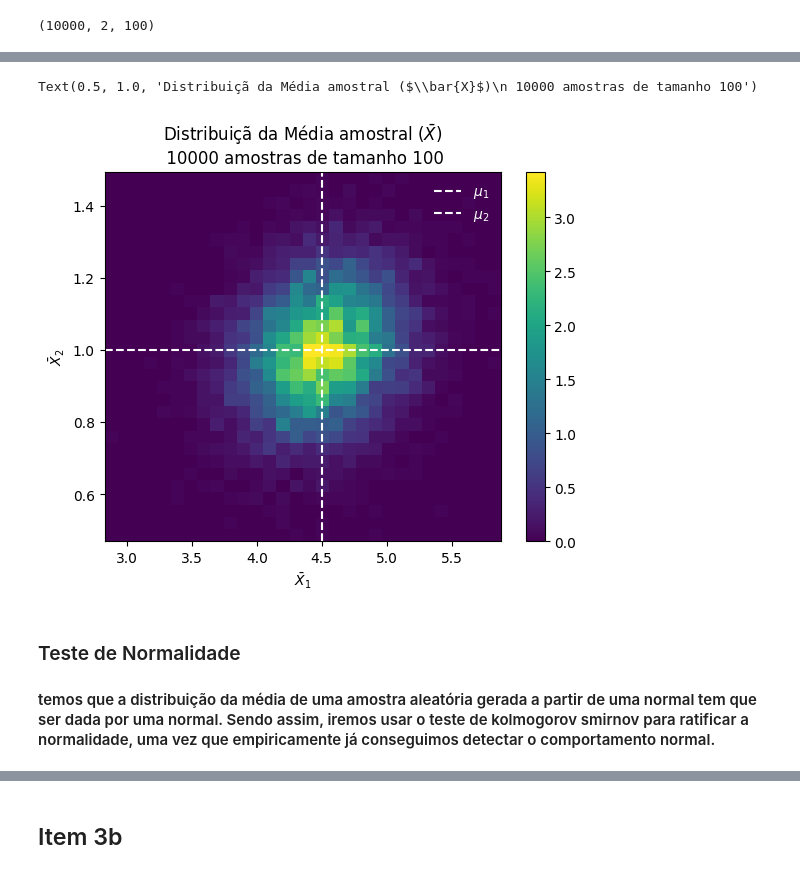
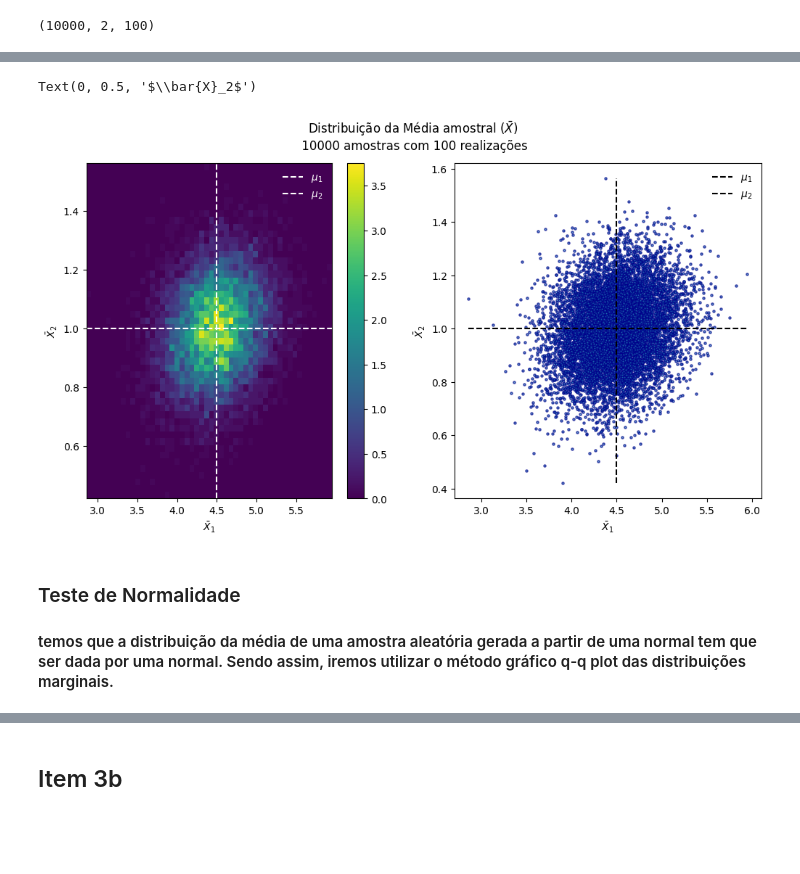
Before and after one commit to estevanmendes/metodos_estatisticos, a Jupyter notebook: prova.ipynb, the cells around one changed output, grey strips where cells are left out. Cells and saved outputs as stored; diff of their text form; code cells hidden in the pictures; blank space fills up the shorter version.

Commit message:
questão 3d adicinadas, refinamento das figuras, teste de normalidade

```diff
--- a/prova.ipynb
+++ b/prova.ipynb
@@ -229,18 +266,48 @@ plt.vlines(mu[1],0,hist[0].max()*1.1,label='$\mu_2$',color='black',linestyles='d
 # %%
 
-hist=plt.hist2d(*vetor_medias_amostrais.T,bins=30,density=True)
+# hist=plt.hist2d(*vetor_medias_amostrais.T,bins=30,density=True)
+# mean1=mu[0]
+# plt.vlines(mean1,hist[2].min(),hist[2].max(),color='white',linestyle='dashed',label='$\mu_1$')
+# mean2=mu[1]
+# plt.hlines(mean2,hist[1].min(),hist[1].max(),color='white',linestyle='dashed',label='$\mu_2$')
+# plt.legend(frameon=False,labelcolor='white')
+# plt.colorbar()
+# plt.xlabel(r'$\bar{X}_1$')
+# plt.ylabel(r'$\bar{X}_2$')
+
+
+
+plt.figure(figsize=(12,6))
+plt.suptitle(r'Distribuição da Média amostral ($\bar{X}$)'+f'\n {quantidade_amostras} amostras com {quantidade_observacoes} realizações')
+
+plt.subplot(121)
+axismin=mu.min()-5*np.diagonal(covariance_matrix).max()**0.5
+axismax=mu.max()+5*np.diagonal(covariance_matrix).max()**0.5
+hist=plt.hist2d(*vetor_medias_amostrais.T,bins=50,density=True)
 mean1=mu[0]
 plt.vlines(mean1,hist[2].min(),hist[2].max(),color='white',linestyle='dashed',label='$\mu_1$')
 mean2=mu[1]
 plt.hlines(mean2,hist[1].min(),hist[1].max(),color='white',linestyle='dashed',label='$\mu_2$')
 plt.legend(frameon=False,labelcolor='white')
 plt.colorbar()
 plt.xlabel(r'$\bar{X}_1$')
 plt.ylabel(r'$\bar{X}_2$')
-plt.title(r'Distribuiçã da Média amostral ($\bar{X}$)'+f'\n {quantidade_amostras} amostras com {quantidade_observacoes} realizações')
+
+plt.subplot(122)
+
+axismin=mu.min()-5*np.diagonal(covariance_matrix).max()**0.5
+axismax=mu.max()+5*np.diagonal(covariance_matrix).max()**0.5
+plt.scatter(*vetor_medias_amostrais.T,s=5,alpha=0.7,edgecolors='darkblue')
+mean1=mu[0]
+plt.vlines(mean1,hist[2].min(),hist[2].max(),color='black',linestyle='dashed',label='$\mu_1$')
+mean2=mu[1]
+plt.hlines(mean2,hist[1].min(),hist[1].max(),color='black',linestyle='dashed',label='$\mu_2$')
+plt.legend(frameon=False)
+plt.xlabel(r'$\bar{X}_1$')
+plt.ylabel(r'$\bar{X}_2$')
 # %% [output]
-Text(0.5, 1.0, 'Distribuiçã da Média amostral ($\\bar{X}$)\n 10000 amostras de tamanho 100')
+Text(0, 0.5, '$\\bar{X}_2$')
-[figure, old version]
+[figure, new version]
 # %% [markdown]
 ### Teste de Normalidade
-#### temos que a distribuição da média de uma amostra aleatória gerada a partir de uma normal tem que ser dada por uma normal. Sendo assim, iremos usar o teste de kolmogorov smirnov para ratificar a normalidade, uma vez que empiricamente já conseguimos detectar o comportamento normal.
+#### temos que a distribuição da média de uma amostra aleatória gerada a partir de uma normal tem que ser dada por uma normal. Sendo assim, iremos utilizar o método gráfico q-q plot das distribuições marginais.
```
Also changed, not shown: parts of 40 cells of this notebook.
